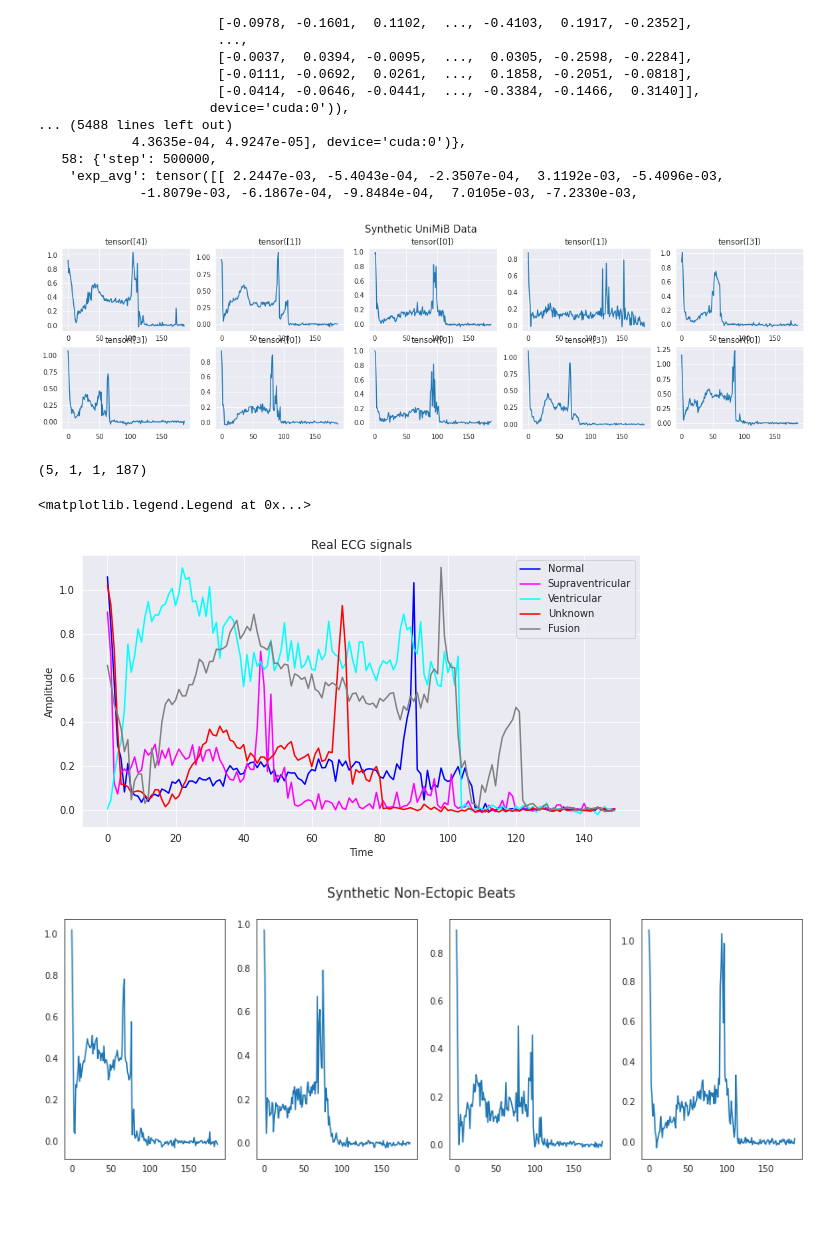
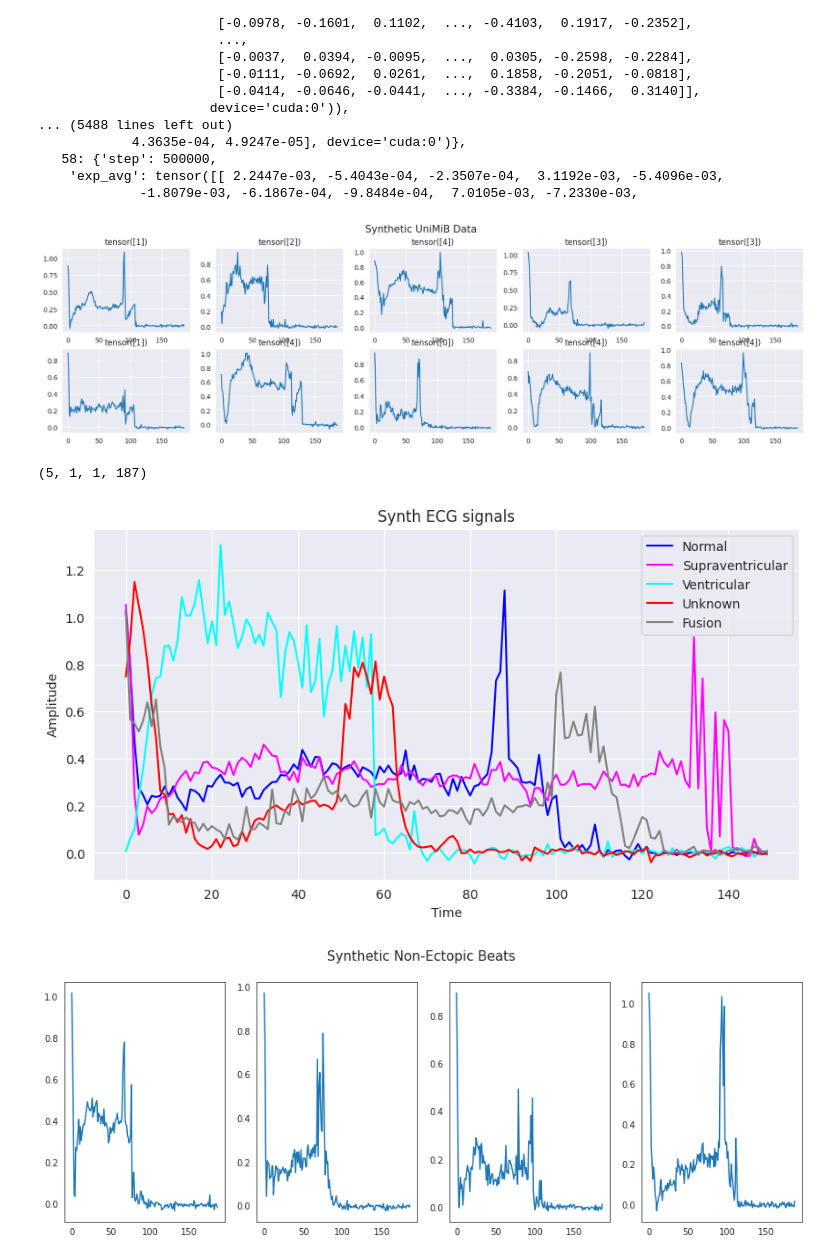
Before and after one commit to Vinimoga/tts-cgan, a Jupyter notebook: LookAtData.ipynb, the cells around one changed output. Drawn from its saved outputs; the diff is of its cells as text; code cells hidden in the pictures; blank space fills up the shorter version.

```diff
--- a/LookAtData.ipynb
+++ b/LookAtData.ipynb
@@ -330,7 +333,8 @@ patch_size = 1
 seq_len = 187
 
 # cgan model trained use wassertein loss
-CGAN_model_path = './mitbih_checkpoint'
+CGAN_model_path = '/workspaces/container-workspace/tts-cgan/logs/mitbithCGAN_2025_07_23_16_51_23/Model/checkpoint'
+#CGAN_model_path = './mitbih_checkpoint'
 # %%
 gen_net = Generator(seq_len=seq_len, channels=1, num_classes=5, latent_dim=100, data_embed_dim=10,
                     label_embed_dim=10 ,depth=3, num_heads=5,
@@ -379,29 +383,28 @@ for i in range(2):
         axs[i, j].plot(synthetic_data[i*5+j][0][0][0][:])
         axs[i, j].title.set_text(synthetic_labels[i*5+j])
 # %% [output]
-[figure, old version]
+[figure, new version]
 # %%
 #plot synthetic signals in a plot
 fake_noise = torch.FloatTensor(np.random.normal(0, 1, (5, 100)))
 fake_label = torch.tensor([0, 1, 2, 3, 4])
 fake_sigs = gen_net(fake_noise, fake_label).to('cpu').detach().numpy()
 print(fake_sigs.shape)
 sns.set_style('darkgrid')
 plt.figure(figsize=(10, 5))
 plt.plot(fake_sigs[0][0][0][:150], color='blue', label='Normal')
 plt.plot(fake_sigs[1][0][0][:150], color='magenta', label='Supraventricular')
 plt.plot(fake_sigs[2][0][0][:150], color='cyan', label='Ventricular')
 plt.plot(fake_sigs[3][0][0][:150], color='red', label='Unknown')
 plt.plot(fake_sigs[4][0][0][:150], color='grey',label='Fusion')
 plt.xlabel('Time')
 plt.ylabel('Amplitude')
-plt.title('Real ECG signals')
+plt.title('Synth ECG signals')
 plt.legend()
 plt.savefig('Synthetic_ECG_signals.pdf')
 # %% [output]
 (5, 1, 1, 187)
-<matplotlib.legend.Legend at 0x...>
-[figure, old version]
+[figure, new version]
 # %%
 class_dict = {'Non-Ectopic Beats':0, 'Superventrical Ectopic':1, 'Ventricular Beats':2, 'Unknown':3, 'Fusion Beats':4}
 def plot_synthetic_heartbeat(classname):
```
Also changed, not shown: parts of 2 cells of this notebook, 5 other files.
